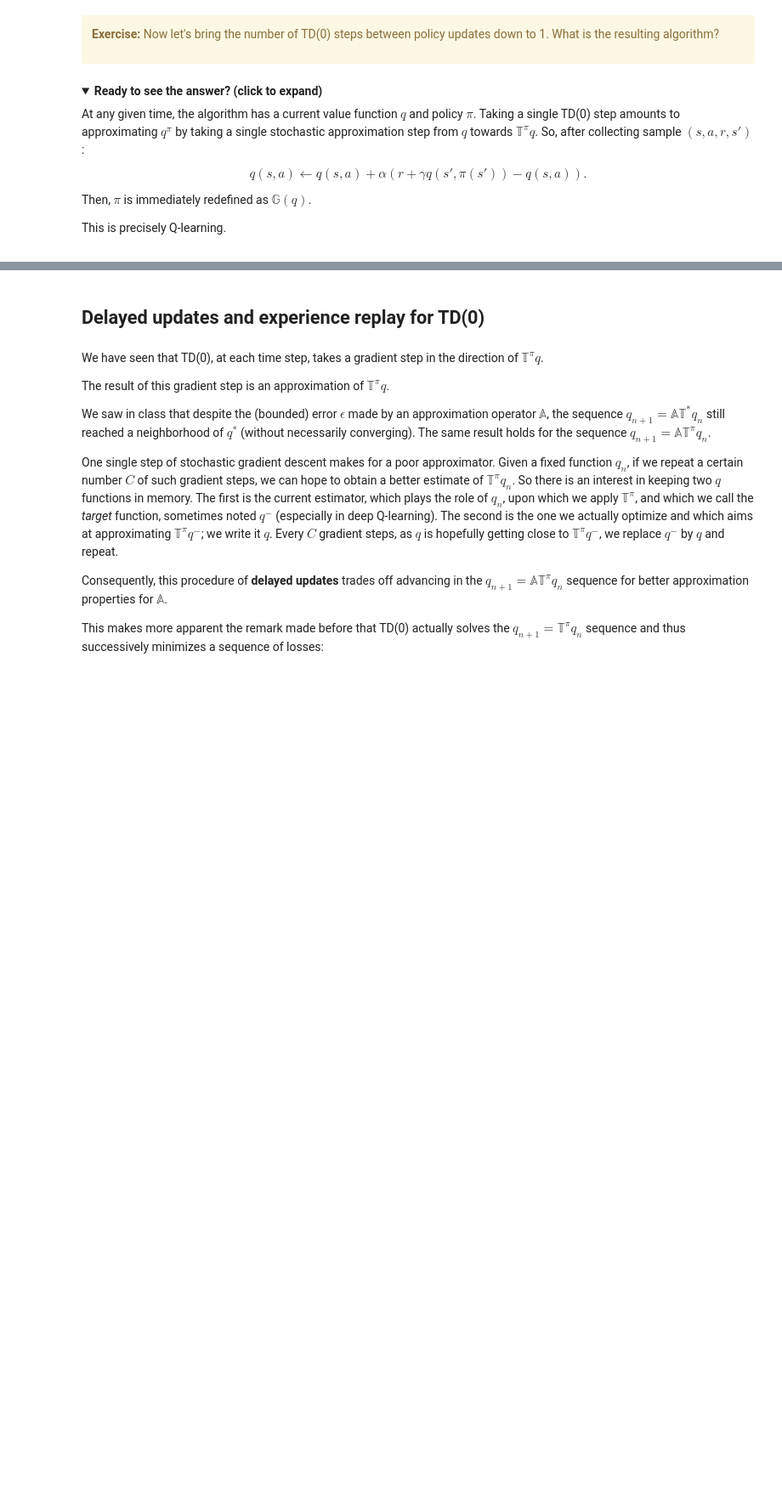
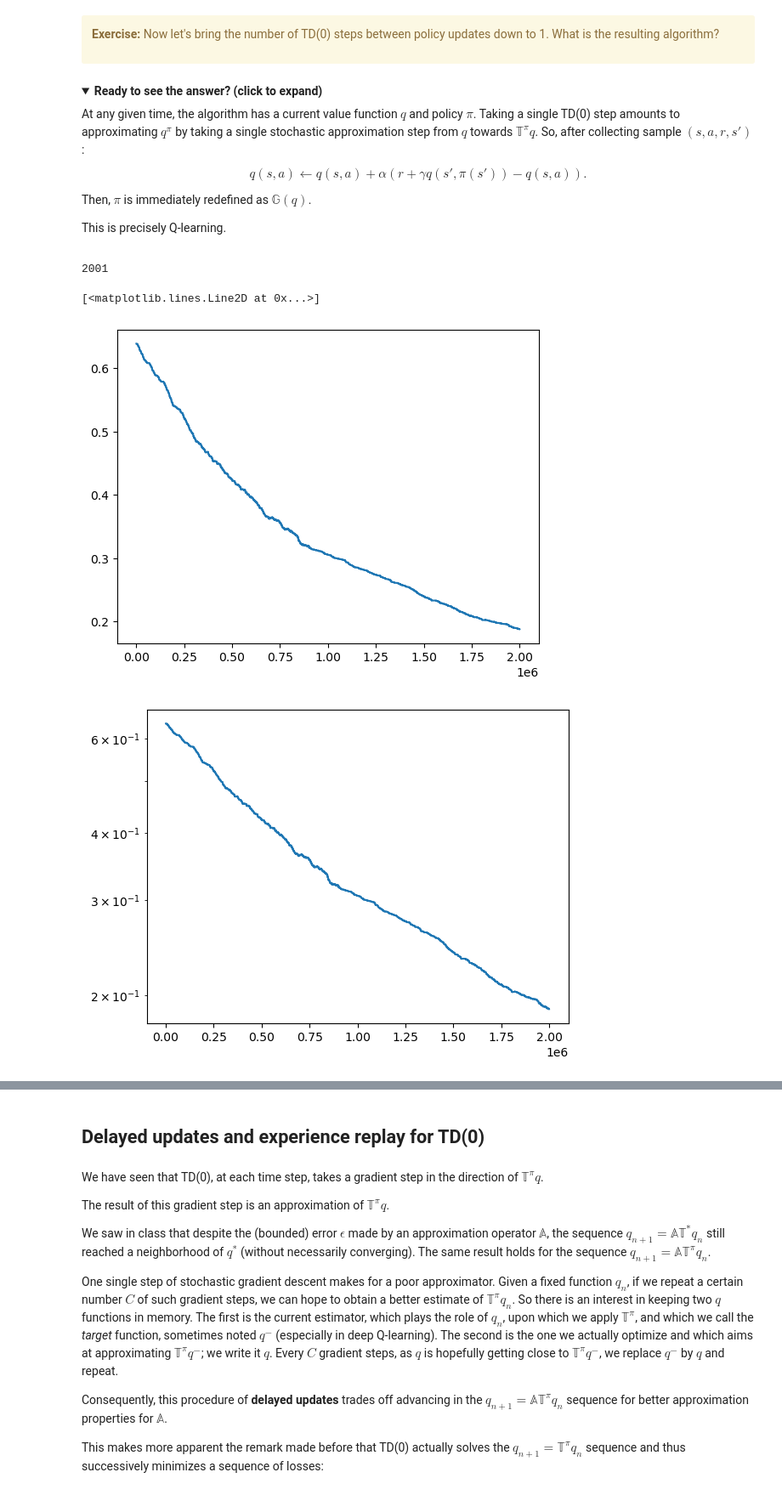
Before and after one commit to AugustinCablant/MVA, a Jupyter notebook: REINFORCEMENT_LEARNING/notebooks/RL3 - Learning value functions.ipynb, the cells around one changed output, grey strips where cells are left out. Shown: that part at 85% size. Cells and saved outputs as stored; diff of their text form; code cells hidden in the pictures; folded sections open; blank space fills up the shorter version.

```diff
--- a/REINFORCEMENT_LEARNING/notebooks/RL3 - Learning value functions.ipynb
+++ b/REINFORCEMENT_LEARNING/notebooks/RL3 - Learning value functions.ipynb
@@ -1247,31 +1281,36 @@ Qstar = Q_from_V(env,Vstar)
 
 # Policy iteration based on TD(0)
 pi_sequence,Q,error = API_with_TD0(env, \
-                                   max_iter = int(2e6), \
+                                   nb_iter = int(2e6), \
                                    td0_steps = 1, \
                                    init_pi = pi0, \
                                    behavior_pi = beta, \
                                    alpha = .001, \
                                    gamma = 0.9, \
                                    Qinit = None, \
                                    Qtrue = Qstar, \
                                    save_frequency=1000)
 
 print(len(pi_sequence))
 
 # Let's plot the difference between Q and Qstar along training
 plt.figure()
 plt.plot(error)
 plt.figure()
 plt.semilogy(error);
 
 # Let's plot the gap between the successive Qpi and Qstar
 gap = []
 for pi in pi_sequence:
     V_pi, residuals = policy_eval_iter_mat2(env,pi,1e-4,10000)
     Q_pi = Q_from_V(env,V_pi)
     gap.append(np.max(np.abs(Q_pi-Qstar)))
 plt.figure()
 plt.plot(gap)
 plt.figure()
 plt.semilogy(gap)
+# %% [output]
+2001
+[<matplotlib.lines.Line2D at 0x...>]
+[figure, added]
+[figure, added]
```
Also changed, not shown: parts of 13 cells of this notebook.
